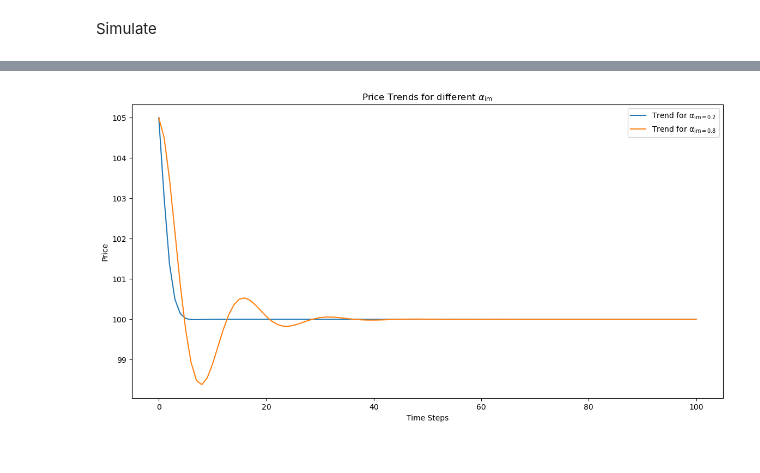
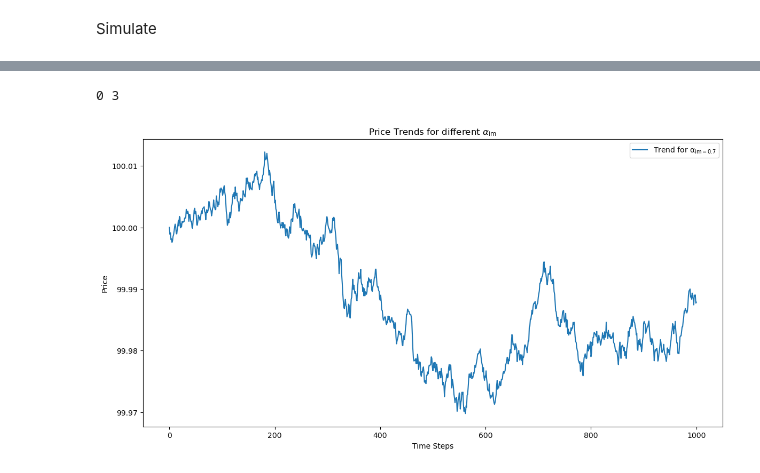
Before and after one commit to kayamd3/Complex_System_Simulation_Group13, a Jupyter notebook: Network initialize.ipynb, the cells around one changed output, grey strips where cells are left out. Cells and saved outputs as stored; diff of their text form; code cells hidden in the pictures.

Commit message:
Update Level 3 model

```diff
--- a/Network initialize.ipynb
+++ b/Network initialize.ipynb
@@ -177,14 +315,30 @@ for colors in colorsets.values():
 # %%
 price_historys = {}
 for key, colors in colorsets.items():
-    traders = [Trader(node_id, color, ER_graph) for node_id, color in enumerate(colors)]
-    current_price = 105  # Current price
-    cp = 0.5  # Sensitivity of price to excess demand
+    parameters_level3 = {
+        "trade_level" : 3,
+        "Cl" : 20,
+        "Lm" : 0.01,
+        "Cfu" : 0.2,
+        "Cim" : 0.7,
+        "k" : 400
+    }
+
+    traders = [Trader(node_id, color, ER_graph, parameters_level3) for node_id, color in enumerate(colors)]
+    print(0, traders[0].trade_level)
+
+    cp = 0.05  # Sensitivity of price to excess demand
+    #Parameter about calculating Mt
+    k = 400
+    Cl = 20
+    Lm = 0.01
+    Mt = 0.05 # Init Mt
     N = len(traders)  # Number of traders
 
-    total_time_steps = 100  # Total time steps
-    initial_price = 105  # Initial price
+    total_time_steps = 1000  # Total time steps
+    initial_price = 100  # Initial price
     price_history = [initial_price]
+    transaction_quantities = [trader.transaction_quantity for trader in traders]
 
     for _ in range(total_time_steps):
         # Get the current price
@@ -194,10 +348,10 @@ for key, colors in colorsets.items():
         for trader in traders:
             # For Imitators, we update them based on their neighbors' transaction quantities
             if trader.type == 'Imitator':
-                trader.imitator_strategy(traders)  # Assuming here that neighbors already contain the corresponding trader objects
+                trader.imitator_strategy(transaction_quantities, Mt)  # Assuming here that neighbors already contain the corresponding trader objects
             # For Fundamentalist traders, we update them based on the current price and fundamental value
             else:
-                trader.fundamentalist_strategy(current_price)
+                trader.fundamentalist_strategy(current_price, Mt)
 
         # Calculate the new price
         transaction_quantities = [trader.transaction_quantity for trader in traders]
@@ -205,15 +359,24 @@ for key, colors in colorsets.items():
 
         # Update price history
         price_history.append(new_price)
+
+        # Update Mt
+        Lt = calculate_Lt(price_history, k)
+        Mt = calculate_Mt(Lt, Cl, Lm)
+
     price_historys[key] = price_history
+# %% [output]
+0 3
 # %%
+from matplotlib.ticker import FormatStrFormatter
 plt.figure(figsize=(14, 7))
 for key, values in price_historys.items():
     plt.plot(values, label=r'Trend for $\mathrm{\alpha_{im=' + str(key) + '}}$')
 plt.title(r'Price Trends for different $\alpha_{\mathrm{im}}$')
 plt.xlabel('Time Steps')
 plt.ylabel('Price')
+plt.gca().yaxis.set_major_formatter(FormatStrFormatter('%.2f'))
 plt.legend()
 plt.show()
 # %% [output]
-[figure, old version]
+[figure, new version]
```
Also changed, not shown: parts of 18 cells of this notebook.
